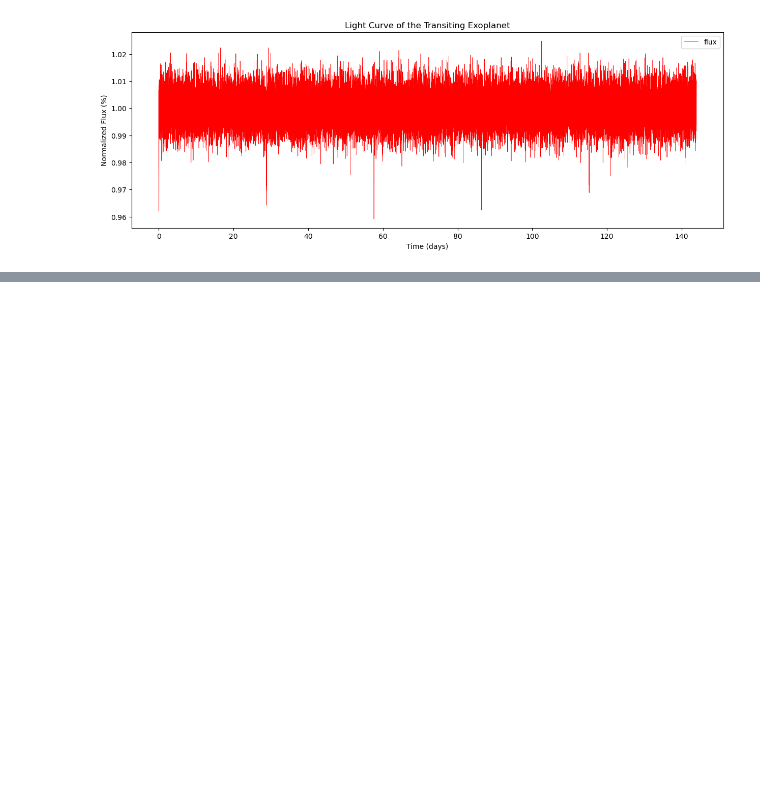
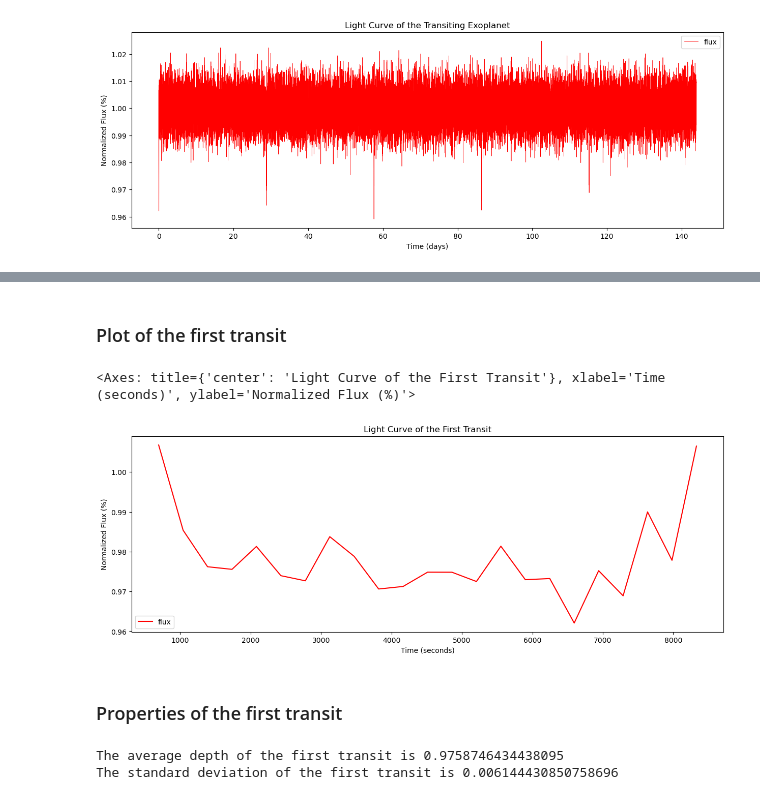
Before and after one commit to zknutson/MySimulatedExoplanet, a Jupyter notebook: LightCurvePlotting.ipynb, the cells around one changed output, grey strips where cells are left out. Drawn from its saved outputs; the diff is of its cells as text; code cells hidden in the pictures; blank space fills up the shorter version.

```diff
--- a/LightCurvePlotting.ipynb
+++ b/LightCurvePlotting.ipynb
@@ -22,8 +24,8 @@ Mass of the planet: 16.792
 data = pd.read_csv('student_022.txt', sep = '\s+', header = None)
 data.columns = ['time', 'flux']
 #convert the time to days
-data['time'] = data['time']/86400
-data.plot(x = 'time', y = 'flux', kind = 'line', xlabel = 'Time (days)', ylabel = 'Normalized Flux (%)', figsize = (15, 5), color='red', linewidth=0.5, title = 'Light Curve of the Transiting Exoplanet')
+data['timeD'] = data['time']/86400
+data.plot(x = 'timeD', y = 'flux', kind = 'line', xlabel = 'Time (days)', ylabel = 'Normalized Flux (%)', figsize = (15, 5), color='red', linewidth=0.5, title = 'Light Curve of the Transiting Exoplanet')
 # %% [output]
 <Axes: title={'center': 'Light Curve of the Transiting Exoplanet'}, xlabel='Time (days)', ylabel='Normalized Flux (%)'>
 [figure]
@@ -29,0 +36,9 @@ data.plot(x = 'time', y = 'flux', kind = 'line', xlabel = 'Time (days)', ylabel
+# %%
+def averageTransitDepth(sTime, eTime):
+    #get all the flux values between the start and end times
+    #return the average of the flux values
+    return data.where((data['time'] >= sTime) & (data['time'] <= eTime))['flux'].mean()
+def stdTransitDepth(sTime, eTime):
+    #get all the flux values between the start and end times
+    #return the standard deviation of the flux values
+    return data.where((data['time'] >= sTime) & (data['time'] <= eTime))['flux'].std()
@@ -29,0 +47,26 @@ data.plot(x = 'time', y = 'flux', kind = 'line', xlabel = 'Time (days)', ylabel
+# %%
+sTime = []
+eTime = []
+transits = []
+for i in range(1, len(data['flux'])):
+    if data['flux'][i - 1] > 0.995 and data['flux'][i] < 0.9949:
+        sTime.append(data['time'][i - 1])
+        #print("Start time: " + str(sTime))
+for i in range(1, len(data['flux'])):
+    if data['flux'][i - 1] < 0.9949 and data['flux'][i] > 0.995:
+        eTime.append(data['time'][i])
+        #print("End time: " + str(eTime))
+# if the start and end time is aproximately the length of the transit and the average values of the flux are below a threshold, then flag the start and end times as the start and end of the transits
+count = 0
+for i in range(len(sTime)):
+    vectorsub = np.subtract(eTime, sTime[i])
+    for j in range(len(eTime)):
+        if vectorsub[j] > 6500 and \
+                vectorsub[j] < 9000 and \
+                averageTransitDepth(sTime[i],eTime[j]) < 0.983:
+            transits.append([sTime[i], eTime[j]])
+            print("Transit detected starting at", sTime[i], "seconds and ending at", eTime[j], "seconds.")
+            count += 1
+            break
+#print("Start time: " + str(sTime))
+#print("End time: " + str(eTime))
@@ -29,0 +79,16 @@ data.plot(x = 'time', y = 'flux', kind = 'line', xlabel = 'Time (days)', ylabel
+# %% [markdown]
+### Plot of the first transit
+# %%
+data.where((data['time'] <= transits[0][1]) & (data['time'] >= transits[0][0])).plot(x = 'time', y = 'flux', kind = 'line', xlabel = 'Time (seconds)', ylabel = 'Normalized Flux (%)', figsize = (15, 5), color='red', linewidth=1.5, title = 'Light Curve of the First Transit')
+# %% [output]
+<Axes: title={'center': 'Light Curve of the First Transit'}, xlabel='Time (seconds)', ylabel='Normalized Flux (%)'>
+[figure, added]
+# %% [markdown]
+### Properties of the first transit
+# %%
+#adding a buffer of 347 seconds to the start and end times of the first transit so that the average and standard deviation are not affected by outliers at the start and end of the transit
+print("The average depth of the first transit is", averageTransitDepth(transits[0][0] + 347, transits[0][1] - 347))
+print("The standard deviation of the first transit is", stdTransitDepth(transits[0][0] + 347, transits[0][1] - 347))
+# %% [output]
+The average depth of the first transit is 0.9758746434438095
+The standard deviation of the first transit is 0.006144430850758696
```
Also changed, not shown: parts of 14 cells of this notebook.
